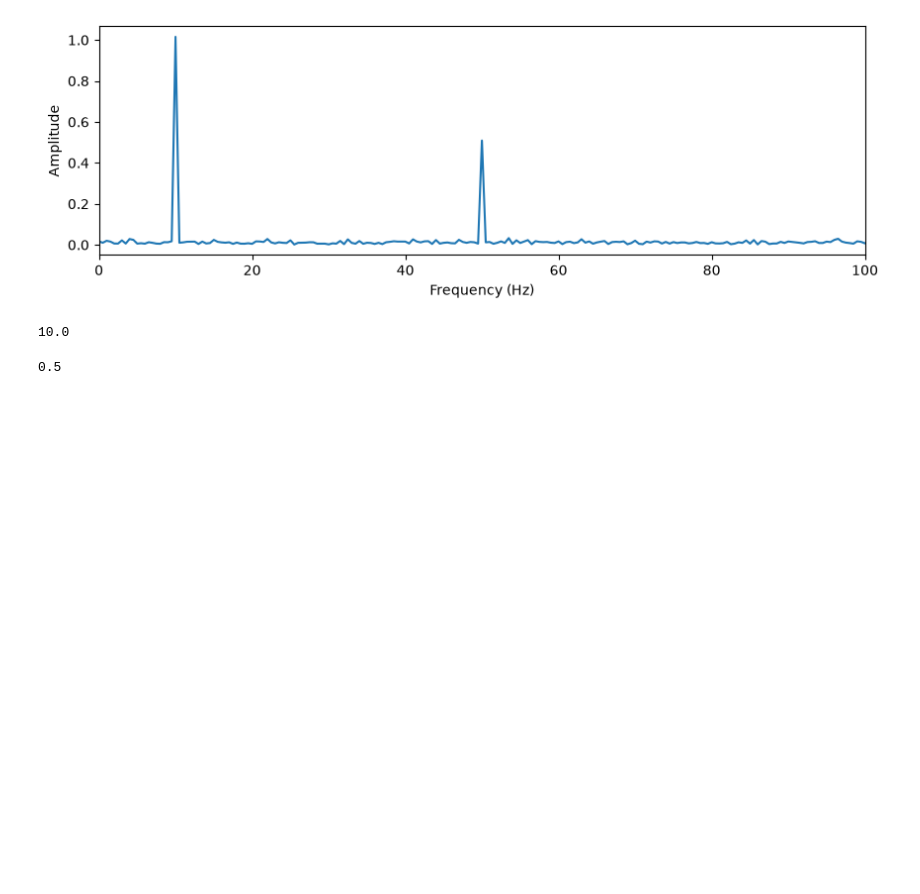
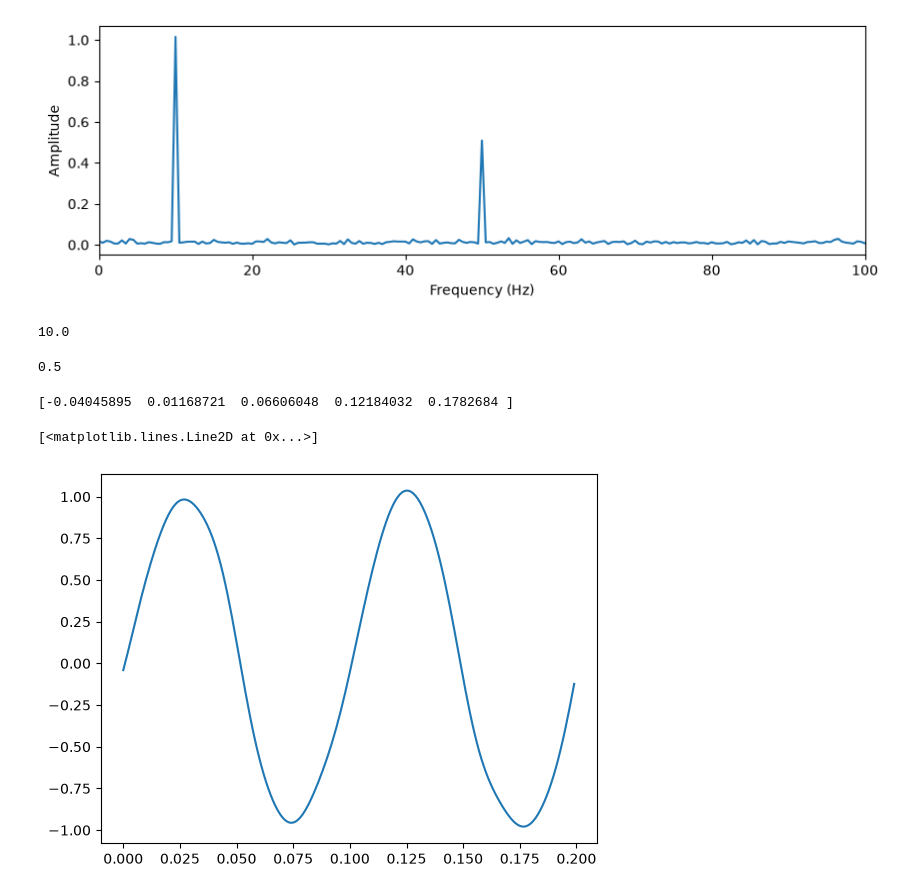
Before and after one commit to Zarathustracoder/signal-processing-fundamentals, a Jupyter notebook: notebooks/01_sampling_and_fft.ipynb, the cells around one changed output. Drawn from its saved outputs; the diff is of its cells as text; code cells hidden in the pictures; blank space fills up the shorter version.

Commit message:
Add low-pass filtering and comparison figure

```diff
--- a/notebooks/01_sampling_and_fft.ipynb
+++ b/notebooks/01_sampling_and_fft.ipynb
@@ -65,3 +65,17 @@ print(freqs[np.argmax(amp)])
 print(freqs[1] - freqs[0])
 # %% [output]
 0.5
+# %%
+from scipy.signal import butter, filtfilt
+
+b, a = butter(4, 30, btype="low", fs=fs)   # design a low-pass filter at 30 Hz
+x_filt = filtfilt(b, a, x)                 # apply it
+# %%
+print(x_filt[:5])
+# %% [output]
+[-0.04045895  0.01168721  0.06606048  0.12184032  0.1782684 ]
+# %%
+plt.plot(t[:200], x_filt[:200])
+# %% [output]
+[<matplotlib.lines.Line2D at 0x...>]
+[figure, added]
```
Also changed, not shown: parts of 2 cells of this notebook, 1 other file.
